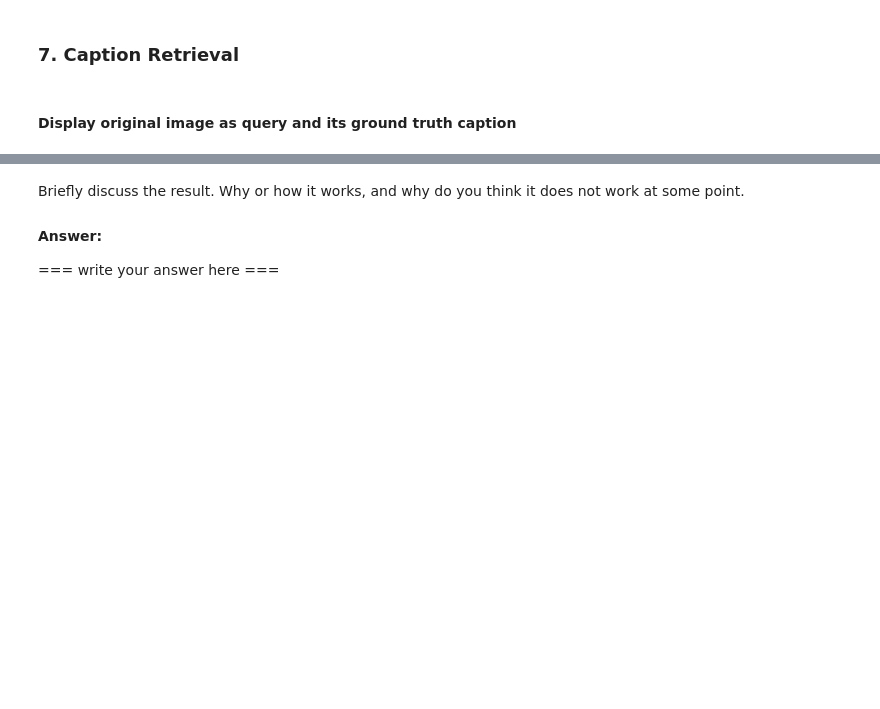
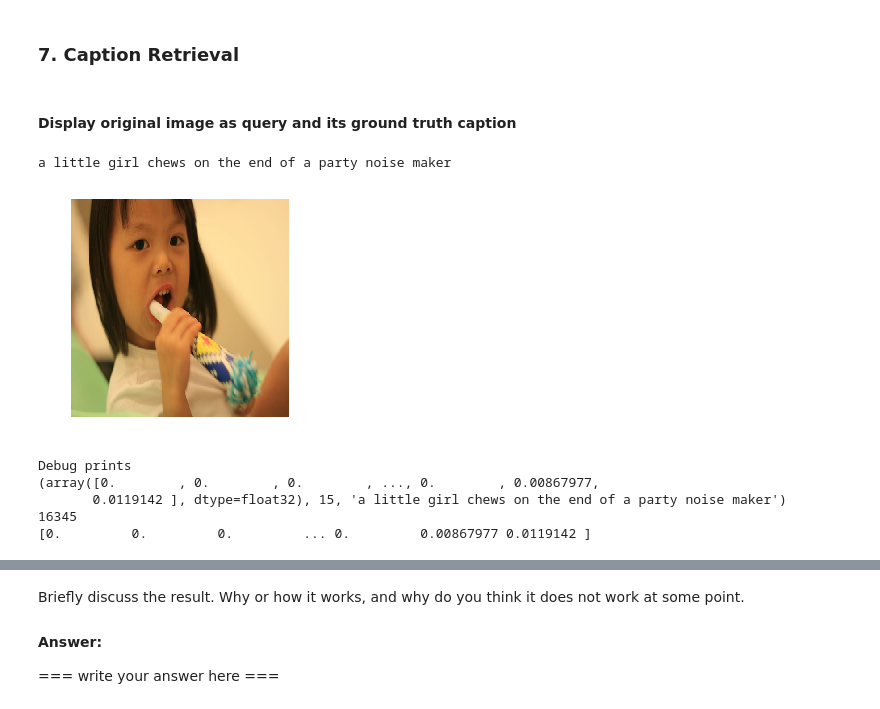
Before and after one commit to jacordero/recsys, a Jupyter notebook: assignment3/Assignment-3.3Jorge.ipynb, the cells around one changed output, grey strips where cells are left out. Saved outputs shown, nothing was run; the diff lists cells and outputs as text; code cells hidden in the pictures; blank space fills up the shorter version.

```diff
--- a/assignment3/Assignment-3.3Jorge.ipynb
+++ b/assignment3/Assignment-3.3Jorge.ipynb
@@ -431,3 +480,23 @@ x_image = train_data['ims'][np.array(train_image_ids)]
 
 x_val_caption = prepare_caption(val_caption_ids, val_caps)
 x_val_image = val_data['ims'][np.array(val_image_ids)]
+# %%
+print(val_data['caps'][val_caption_ids[0]], val_data['caps'][val_caption_ids[1]])
+#print(train_data['caps'][:2])
+
+sample_train_caption = [train_data['caps'][x] for x in train_caption_ids]
+sample_val_caption = [val_data['caps'][x] for x in val_caption_ids]
+
+print(sample_train_caption[0:2])
+print(sample_val_caption[0:2])
+
+
+# debug implementation of get_features_info
+
+print(len(x_val_image))
+print(len(sample_val_caption))
+
+for i in range(5):
+    image_info = get_features_info(i, sample_val_caption, x_val_image,
+                                   coco_caption_val['annotations'], coco_caption_val['images'])
+    print(image_info)
@@ -579,17 +680,22 @@ from keras.preprocessing import image
 # %%
 # YOUR CODE HERE
 
 # choose one image_id from validation set
 # use this id to get filepath of image
-img_id =
-filepath_image =
+img_id = 15
+filepath_image, coco_url, original_caption, _ = get_features_info(img_id, sample_val_caption, x_val_image,
+                                                   coco_caption_val['annotations'], coco_caption_val['images'])
 
 # display original caption
-original_caption =
+#original_caption =
 print(original_caption)
+IMAGE_DATA = DATA_PATH + "/val2014"
 
 # DO NOT CHANGE BELOW CODE
 img = image.load_img(os.path.join(IMAGE_DATA,filepath_image), target_size=(224,224))
 plt.imshow(img)
 plt.axis("off")
 plt.show()
+# %% [output]
+a little girl chews on the end of a party noise maker
+[figure, added]
@@ -601,0 +702,11 @@ def get_caption(image_filename, n=10):
+# %%
+print("Debug prints")
+print(get_features_from_filename(filepath_image, x_val_image, sample_val_caption))
+print(val_caption_ids[15])
+print(x_val_image[15])
+# %% [output]
+Debug prints
+(array([0.        , 0.        , 0.        , ..., 0.        , 0.00867977,
+       0.0119142 ], dtype=float32), 15, 'a little girl chews on the end of a party noise maker')
+16345
+[0.         0.         0.         ... 0.         0.00867977 0.0119142 ]
```
Also changed, not shown: parts of 26 cells of this notebook, 1 other file.
